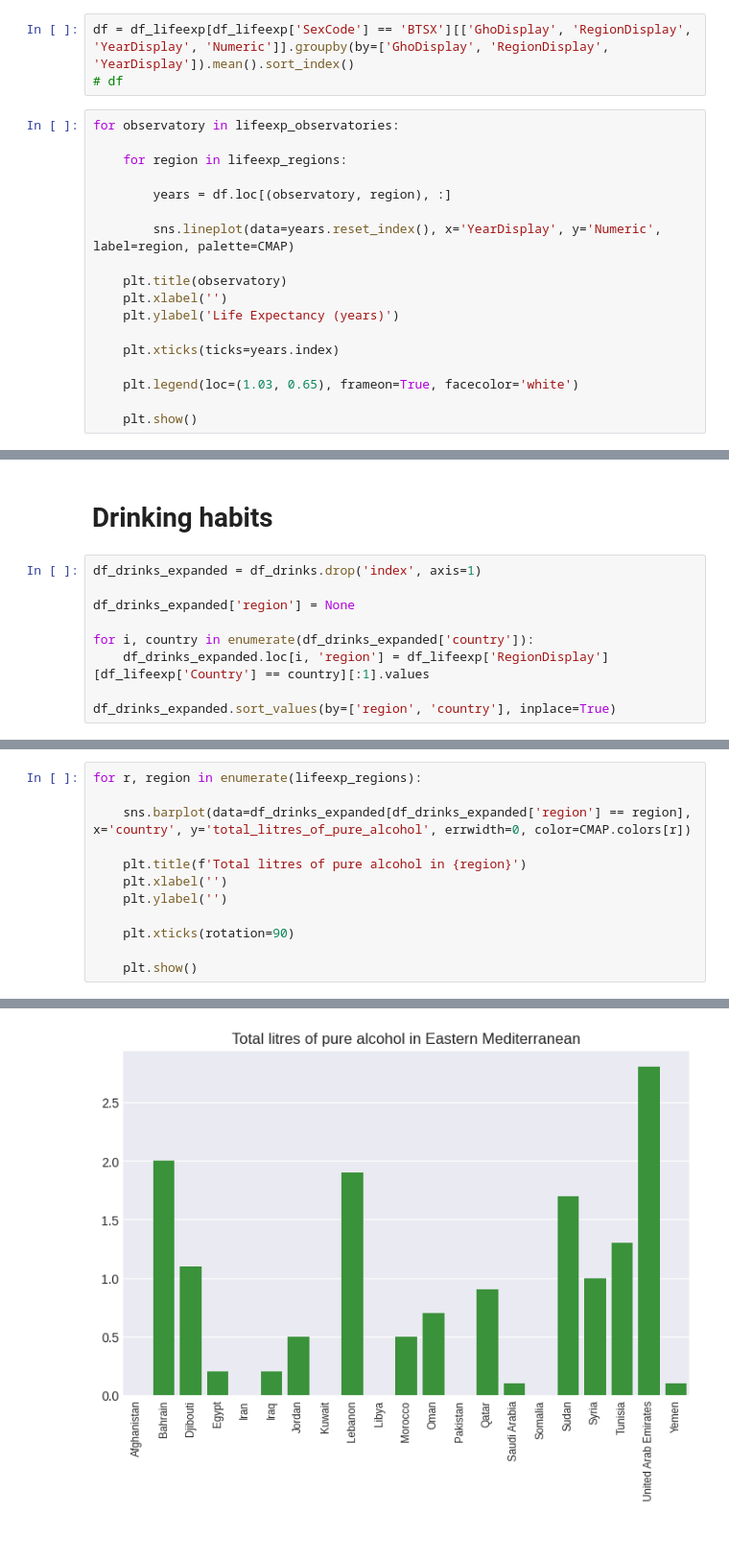
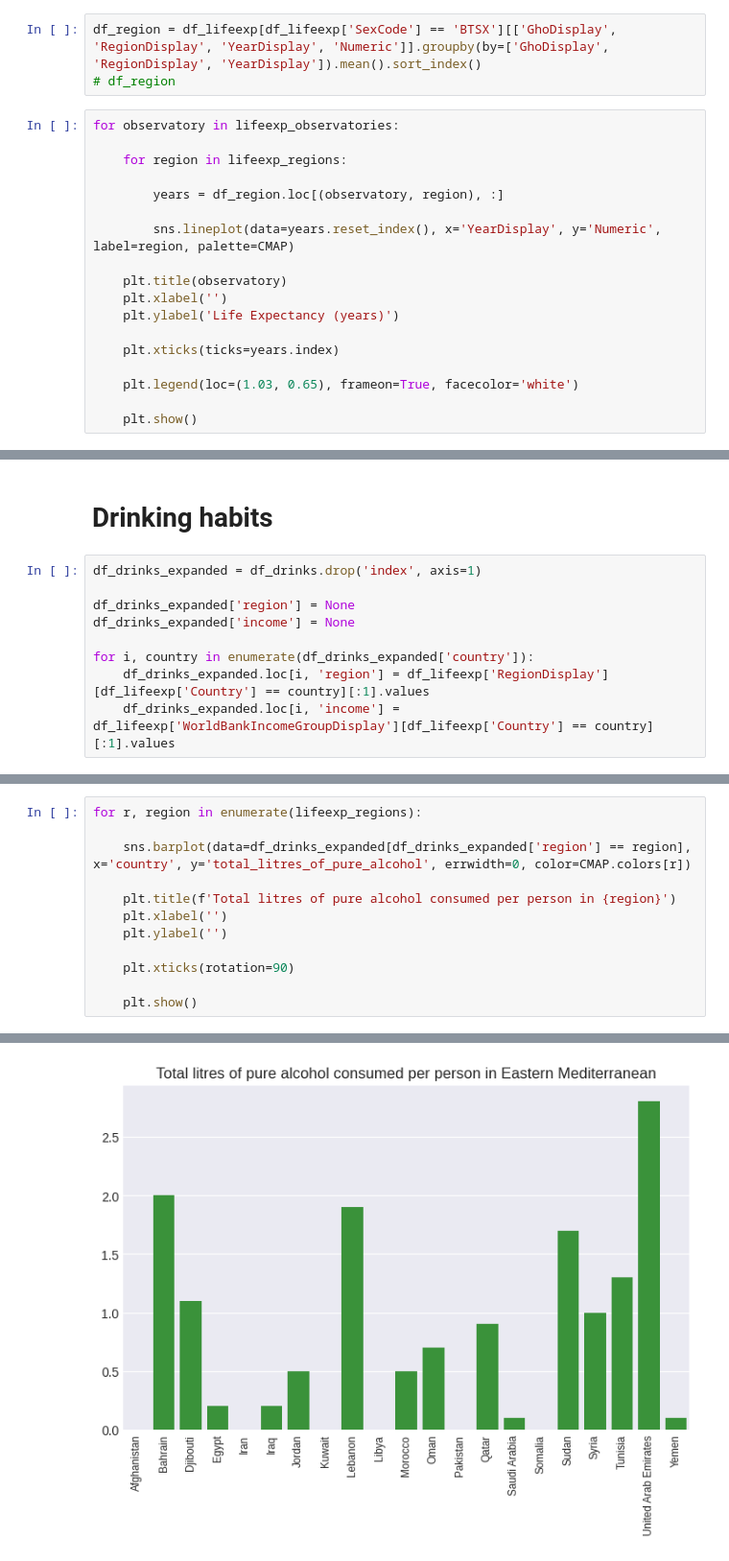
Before and after one commit to flohmannjr/Alcohol_and_Life_Expectancy, a Jupyter notebook: Alcohol_and_Life_Expectancy.ipynb, the cells around one changed output, grey strips where cells are left out. Shown at 96% size. Saved outputs shown, nothing was run; the diff lists cells and outputs as text.

```diff
--- a/Alcohol_and_Life_Expectancy.ipynb
+++ b/Alcohol_and_Life_Expectancy.ipynb
@@ -212,12 +213,12 @@ lifeexp_regions       = df_lifeexp['RegionDisplay'].sort_values().unique()
 # %%
-df = df_lifeexp[df_lifeexp['SexCode'] == 'BTSX'][['GhoDisplay', 'RegionDisplay', 'YearDisplay', 'Numeric']].groupby(by=['GhoDisplay', 'RegionDisplay', 'YearDisplay']).mean().sort_index()
-# df
+df_region = df_lifeexp[df_lifeexp['SexCode'] == 'BTSX'][['GhoDisplay', 'RegionDisplay', 'YearDisplay', 'Numeric']].groupby(by=['GhoDisplay', 'RegionDisplay', 'YearDisplay']).mean().sort_index()
+# df_region
 # %%
 for observatory in lifeexp_observatories:
 
     for region in lifeexp_regions:
 
-        years = df.loc[(observatory, region), :]
+        years = df_region.loc[(observatory, region), :]
 
         sns.lineplot(data=years.reset_index(), x='YearDisplay', y='Numeric', label=region, palette=CMAP)
 
@@ -240,8 +266,8 @@ for observatory in lifeexp_observatories:
 df_drinks_expanded = df_drinks.drop('index', axis=1)
 
 df_drinks_expanded['region'] = None
+df_drinks_expanded['income'] = None
 
 for i, country in enumerate(df_drinks_expanded['country']):
     df_drinks_expanded.loc[i, 'region'] = df_lifeexp['RegionDisplay'][df_lifeexp['Country'] == country][:1].values
-
-df_drinks_expanded.sort_values(by=['region', 'country'], inplace=True)
+    df_drinks_expanded.loc[i, 'income'] = df_lifeexp['WorldBankIncomeGroupDisplay'][df_lifeexp['Country'] == country][:1].values
@@ -258,7 +286,7 @@ for r, region in enumerate(lifeexp_regions):
 
     sns.barplot(data=df_drinks_expanded[df_drinks_expanded['region'] == region], x='country', y='total_litres_of_pure_alcohol', errwidth=0, color=CMAP.colors[r])
 
-    plt.title(f'Total litres of pure alcohol in {region}')
+    plt.title(f'Total litres of pure alcohol consumed per person in {region}')
     plt.xlabel('')
     plt.ylabel('')
 
@@ -271 +299 @@ for r, region in enumerate(lifeexp_regions):
-[figure, old version]
+[figure, new version]
```
Also changed, not shown: parts of 9 cells of this notebook.
